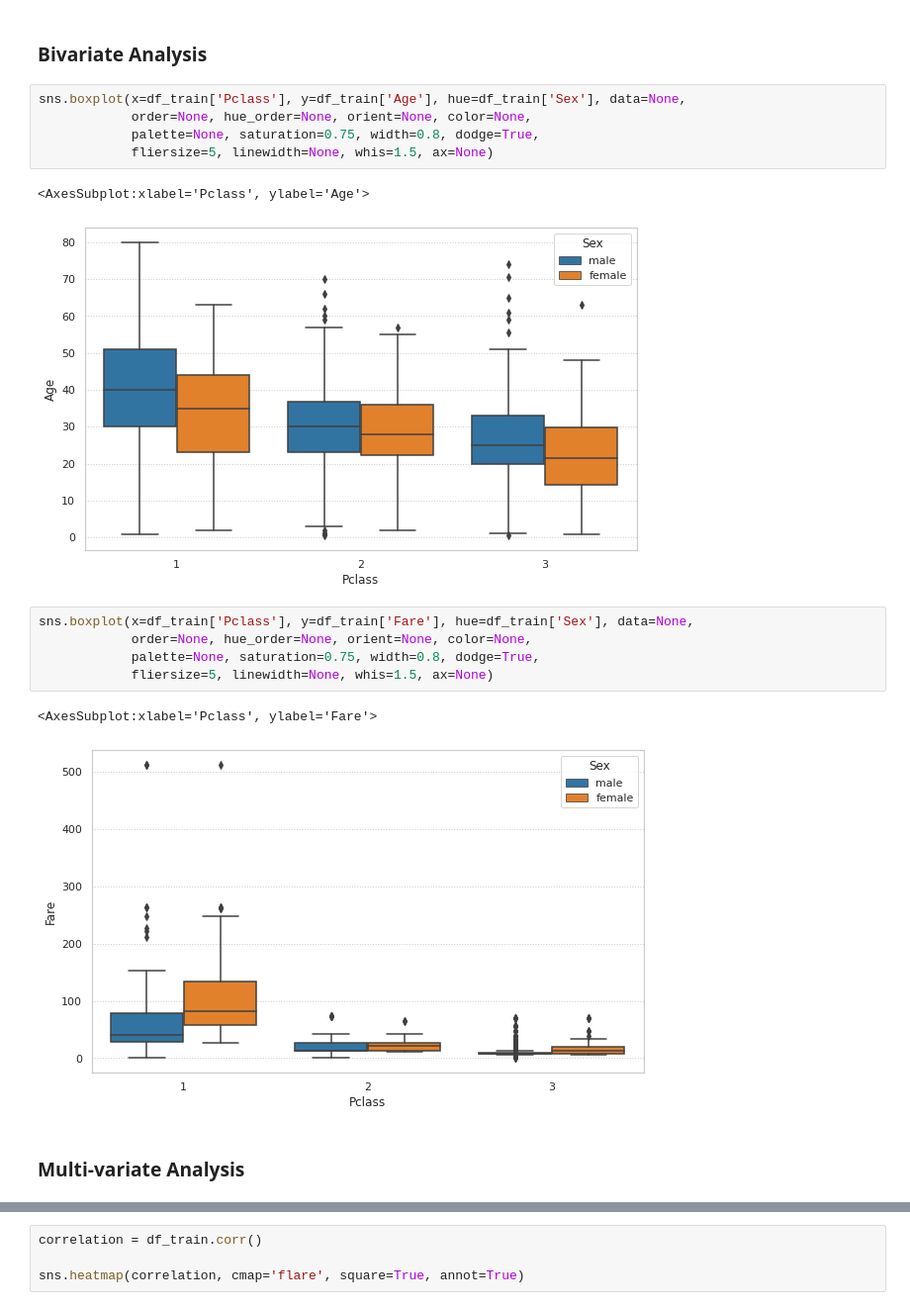
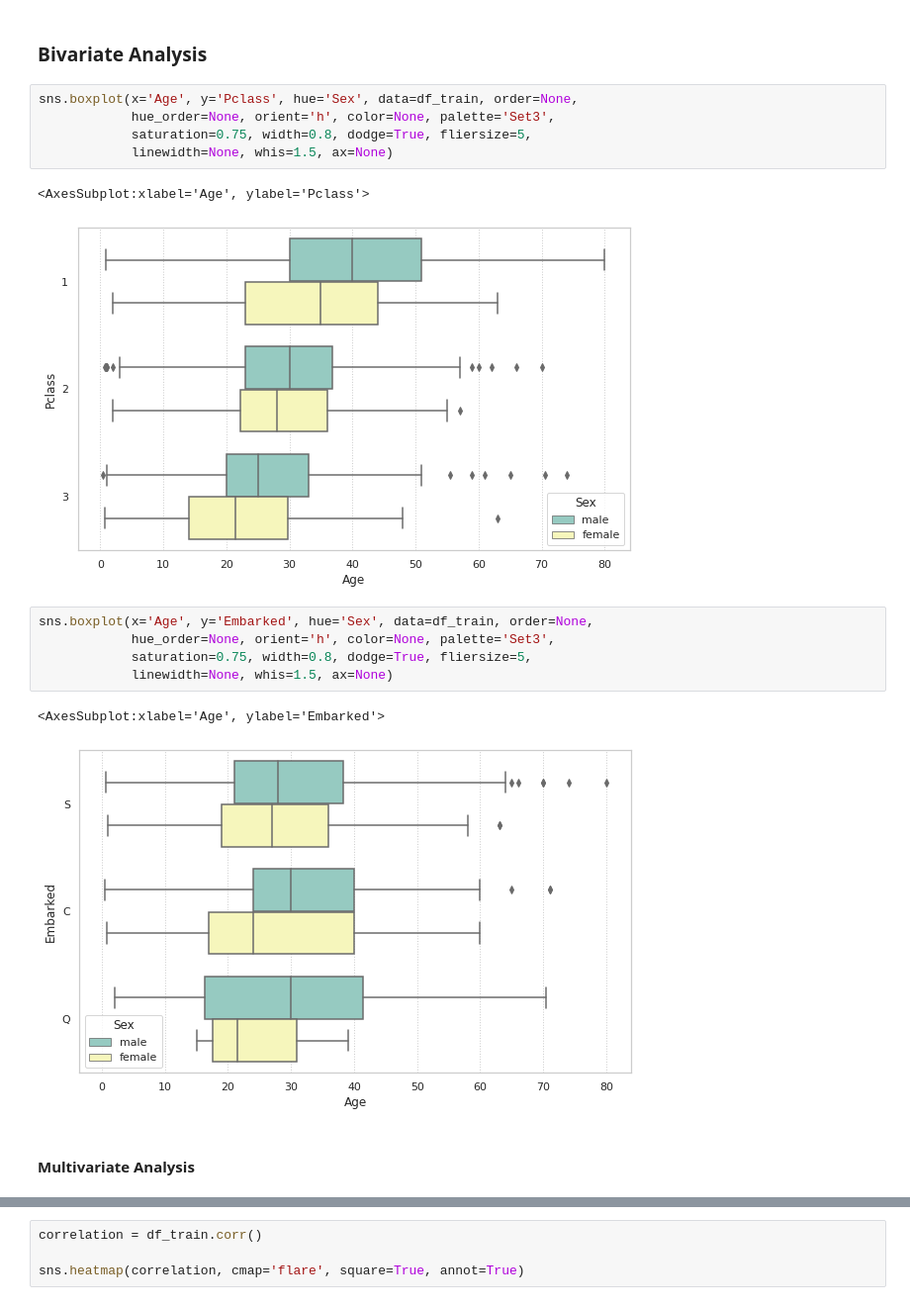
Before and after one commit to karthigeyan0312/My_Kaggle_Practice_Exercises, a Jupyter notebook: titanic-prediction.ipynb, the cells around one changed output, grey strips where cells are left out. Shown: that part at 99% size. Cells and saved outputs as stored; diff of their text form.

```diff
--- a/titanic-prediction.ipynb
+++ b/titanic-prediction.ipynb
@@ -521,20 +521,20 @@ fig.show()
 # %% [markdown]
 ### Bivariate Analysis
 # %%
-sns.boxplot(x=df_train['Pclass'], y=df_train['Age'], hue=df_train['Sex'], data=None,
-            order=None, hue_order=None, orient=None, color=None,
-            palette=None, saturation=0.75, width=0.8, dodge=True,
-            fliersize=5, linewidth=None, whis=1.5, ax=None)
+sns.boxplot(x='Age', y='Pclass', hue='Sex', data=df_train, order=None,
+            hue_order=None, orient='h', color=None, palette='Set3',
+            saturation=0.75, width=0.8, dodge=True, fliersize=5,
+            linewidth=None, whis=1.5, ax=None)
 # %% [output]
-<AxesSubplot:xlabel='Pclass', ylabel='Age'>
+<AxesSubplot:xlabel='Age', ylabel='Pclass'>
-[figure, old version]
+[figure, new version]
 # %%
-sns.boxplot(x=df_train['Pclass'], y=df_train['Fare'], hue=df_train['Sex'], data=None,
-            order=None, hue_order=None, orient=None, color=None,
-            palette=None, saturation=0.75, width=0.8, dodge=True,
-            fliersize=5, linewidth=None, whis=1.5, ax=None)
+sns.boxplot(x='Age', y='Embarked', hue='Sex', data=df_train, order=None,
+            hue_order=None, orient='h', color=None, palette='Set3',
+            saturation=0.75, width=0.8, dodge=True, fliersize=5,
+            linewidth=None, whis=1.5, ax=None)
 # %% [output]
-<AxesSubplot:xlabel='Pclass', ylabel='Fare'>
+<AxesSubplot:xlabel='Age', ylabel='Embarked'>
-[figure, old version]
+[figure, new version]
 # %% [markdown]
-### Multi-variate Analysis
+#### Multivariate Analysis
```
Also changed, not shown: parts of 2 cells of this notebook.
